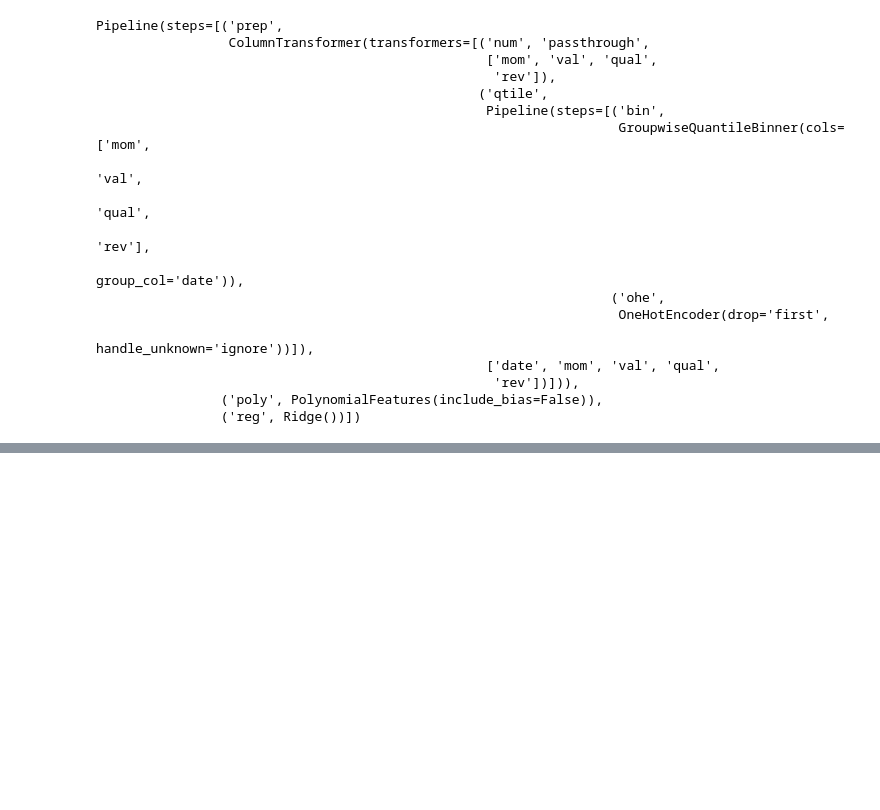
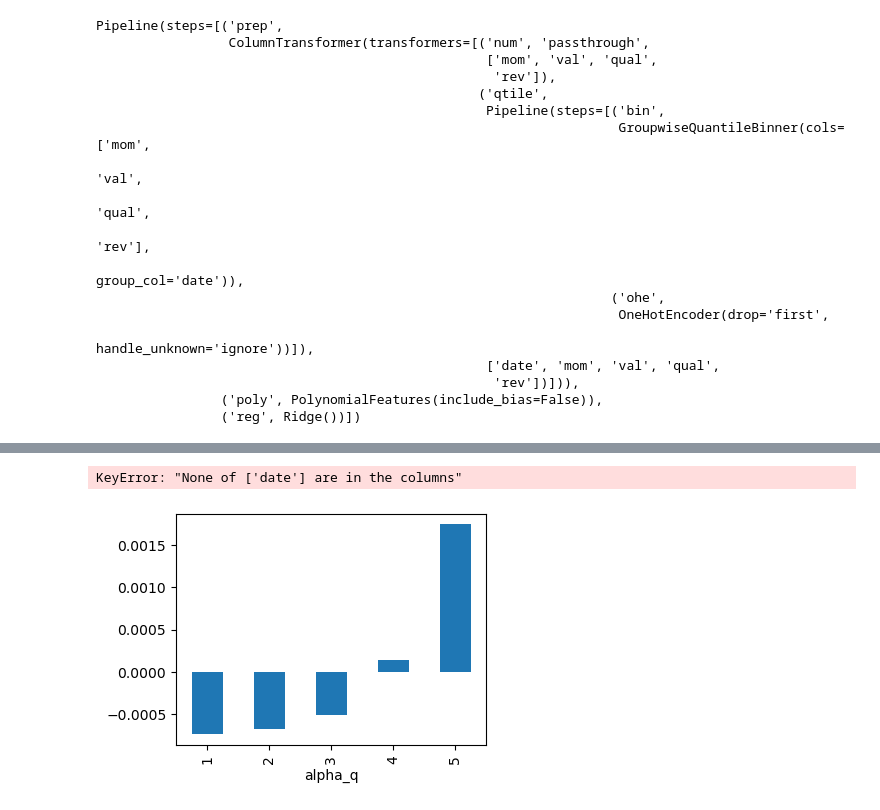
Before and after one commit to marketneutral/hedge_fund_evolution, a Jupyter notebook: quant_workflow.ipynb, the cells around one changed output, grey strips where cells are left out. Drawn from its saved outputs; the diff is of its cells as text; code cells hidden in the pictures; blank space fills up the shorter version.

```diff
--- a/quant_workflow.ipynb
+++ b/quant_workflow.ipynb
@@ -258,7 +273,7 @@ def walk_forward_oof_blocks(model: Pipeline,
                             feature_cols: List[str],
                             assets: List[str],
                             warm: int = 60,
-                            inc: int = 5,
+                            inc: int = 60,
                             fill_missing: Optional[float] = None) -> pd.DataFrame:
     if inc < 1:
         raise ValueError("inc must be >= 1")
@@ -353,0 +365,9 @@ panel.head()
+# %%
+%%time
+# Try loading from cached CSV first
+try:
+    alpha = pd.read_csv('hf_evolution_alpha.csv', index_col=0, parse_dates=True)
+except FileNotFoundError:
+    alpha = walk_forward_oof_blocks(pipe, panel, list(FEATS.keys()), assets, warm=60)
+    alpha = alpha.reset_index().rename(columns={"index": "date"}).dropna()
+    alpha.to_csv("hf_evolution_alpha.csv", index=False)
@@ -360 +388,26 @@ alpha.to_csv("hf_evolution_alpha.csv", index=False)
+# %%
+alpha = (alpha
+ .set_index('date')
+ .stack()
+ .to_frame('alpha')
+ .reset_index()
+ .rename(columns={'level_1': 'asset'}))
+# %% [output]
+KeyError: "None of ['date'] are in the columns"
+# %%
+alpha_q = alpha.copy()
+alpha_q['y'] = panel.set_index(['date', 'asset']).loc[alpha.set_index(['date', 'asset']).index, 'y'].values
+
+alpha_q[f"alpha_q"] = alpha_q.groupby("date")["alpha"].transform(
+        lambda x: pd.qcut(x, 5, labels=False, duplicates="drop") + 1
+    )
+
+qtiles = alpha_q.groupby('alpha_q')["y"].mean()
+
+# # Put into a dataframe for easier comparison
+# avg_returns_df = pd.DataFrame(avg_returns)
+# %%
+qtiles.plot(kind='bar', figsize=(4,3));
+# %% [output]
+[figure, added]
 # %%
```
Also changed, not shown: parts of 13 cells of this notebook, 8 other files.
